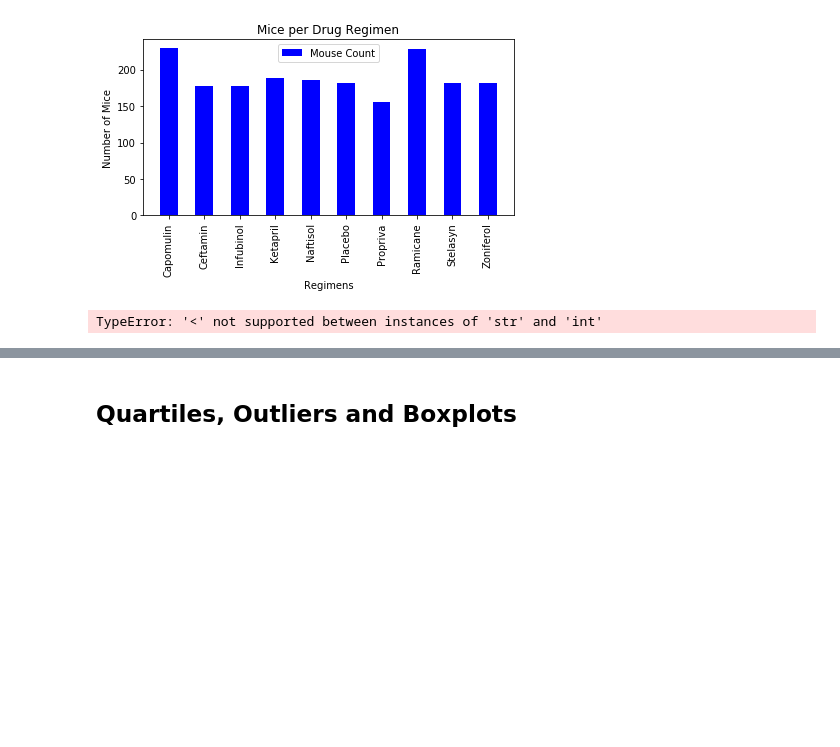
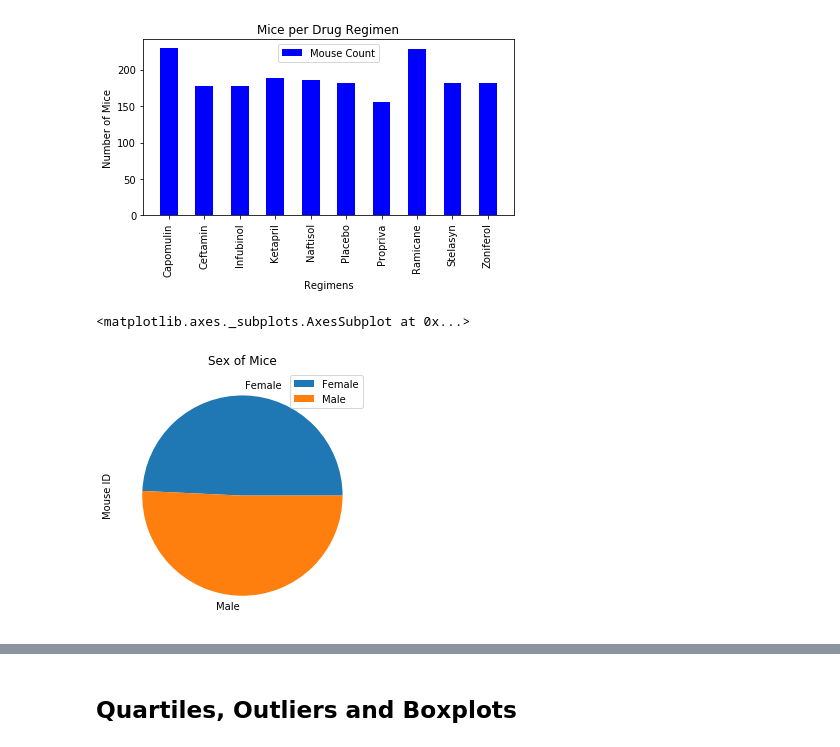
Before and after one commit to JDICKENSON91/Matplotlib_challenge, a Jupyter notebook: pymaceuticals.ipynb, the cells around one changed output, grey strips where cells are left out. Saved outputs shown, nothing was run; the diff lists cells and outputs as text; code cells hidden in the pictures; blank space fills up the shorter version.

Commit message:
Updated Charts

```diff
--- a/pymaceuticals.ipynb
+++ b/pymaceuticals.ipynb
@@ -166,13 +167,13 @@ plt.bar;
 # %%
 # Generate a pie plot showing the distribution of female versus male mice using pandas
 sex_count = pd.DataFrame(cleaned_list.groupby(['Sex']).count())
 sex_count = sex_count.drop(["Age_months","Weight (g)","Timepoint","Metastatic Sites","Tumor Volume (mm3)","Drug Regimen"], axis=1)
-sex_count = pd.DataFrame(sex_count.reset_index())
+#sex_count = pd.DataFrame(sex_count.reset_index())
 sex_count
-sex_plot = sex_count.plot.pie(y='Sex', figsize=(5, 5))
-#sex_count_pie = sex_count.plot(kind="bar")
-#plt.title("Sex of Mice")
-#plt.tight_layout()
-#sex_count_plot;
+sex_count_pie = sex_count.plot.pie(y='Mouse ID')
+plt.title("Sex of Mice")
+plt.tight_layout()
+sex_count_pie
 # %% [output]
-TypeError: '<' not supported between instances of 'str' and 'int'
+<matplotlib.axes._subplots.AxesSubplot at 0x...>
+[figure, added]
```
Also changed, not shown: parts of 7 cells of this notebook.
